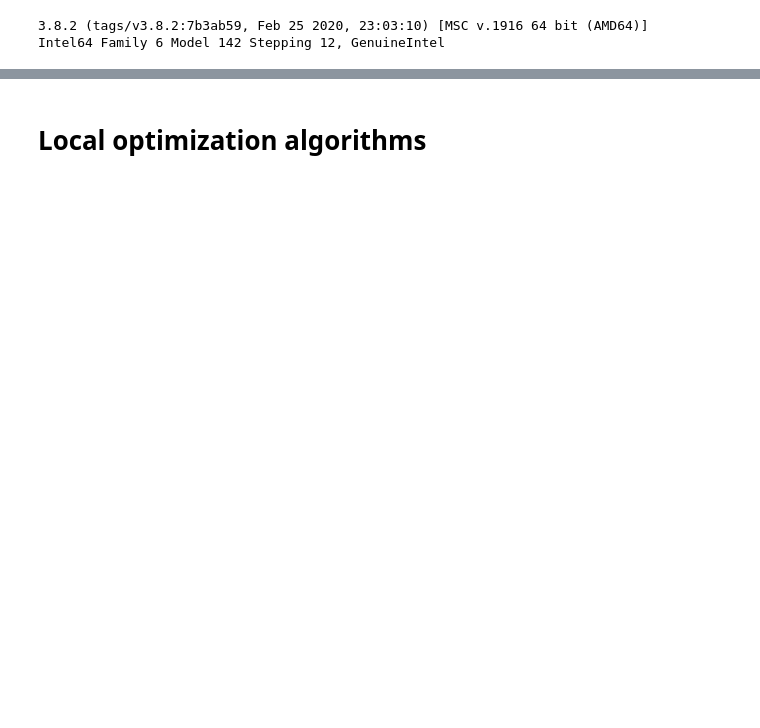
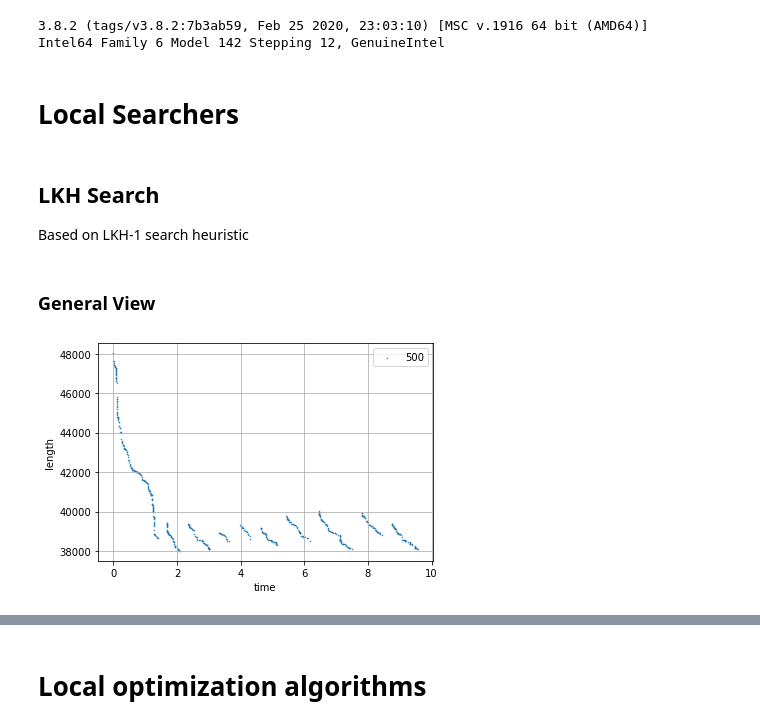
Before and after one commit to Lin-Kernighan/Lin-Kernighan, a Jupyter notebook: benchmarks.ipynb, the cells around one changed output, grey strips where cells are left out. Cells and saved outputs as stored; diff of their text form; code cells hidden in the pictures; blank space fills up the shorter version.

Commit message:
benchmarks for searchers; post optimize - two opt - lkh search; collect flag for searchers; two_opt - initial tour; tests for these; some fixes

```diff
--- a/benchmarks.ipynb
+++ b/benchmarks.ipynb
@@ -9,0 +40,2 @@ Intel64 Family 6 Model 142 Stepping 12, GenuineIntel
+# %% [markdown]
+# Local Searchers
@@ -9,0 +49,36 @@ Intel64 Family 6 Model 142 Stepping 12, GenuineIntel
+# %%
+def one_test(search, size, iterations, swap=2, draw=False, **kwargs):
+    tsp = generator(size)
+    matrix = adjacency_matrix(tsp)
+    searcher = search(matrix=matrix, collect=True, **kwargs)
+    searcher.optimize(iterations=iterations, swap=swap)
+    frame = searcher.collector.as_frame()
+    frame['time'] = frame['time'] - frame['time'][1]
+    frame = frame[1:]
+    draw_x_y([frame], [f'{len(tsp)}'], 'time', 'length')
+    if draw:
+        draw_tour(searcher.tour, tsp)
+
+def executor(search, tests, parameter, values, iterations, swap=2):
+    frame = defaultdict(list)
+    for test in tests:
+        tsp = generator(test)
+        matrix = adjacency_matrix(tsp)
+        for value in values:
+            kwargs = {parameter: value}
+            t_start = time()
+            searcher = search(matrix=matrix, **kwargs)
+            searcher.optimize(iterations=iterations, swap=swap)
+            frame[f'{value}-time'].append(time() - t_start)
+            frame[f'{value}-length'].append(searcher.length)
+    print(pd.DataFrame(frame))
+# %% [markdown]
+## LKH Search
+
+Based on LKH-1 search heuristic
+# %% [markdown]
+### General View
+# %%
+one_test(LKHSearch, 500, 10, init='fast_helsgaun')
+# %% [output]
+[figure, added]
```
Also changed, not shown: parts of 35 cells of this notebook, 7 other files.
